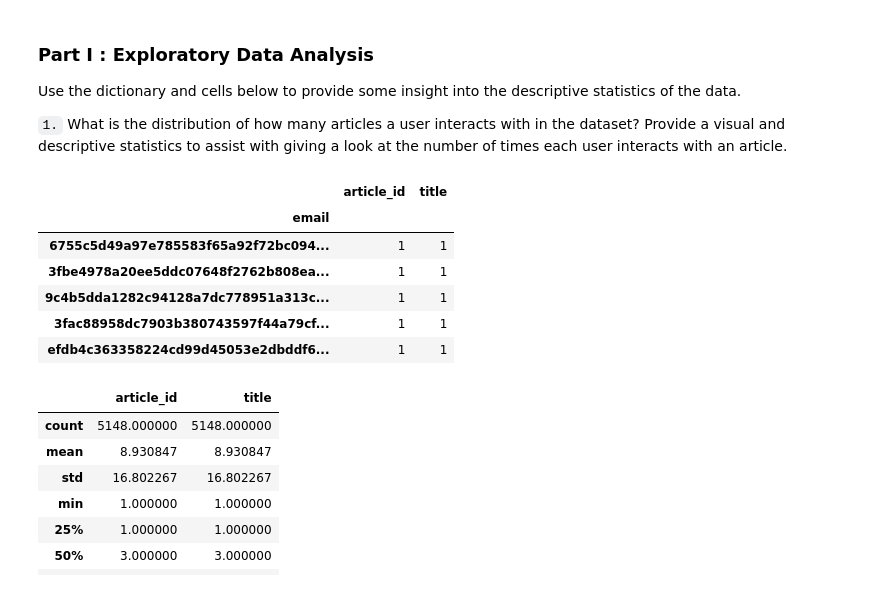
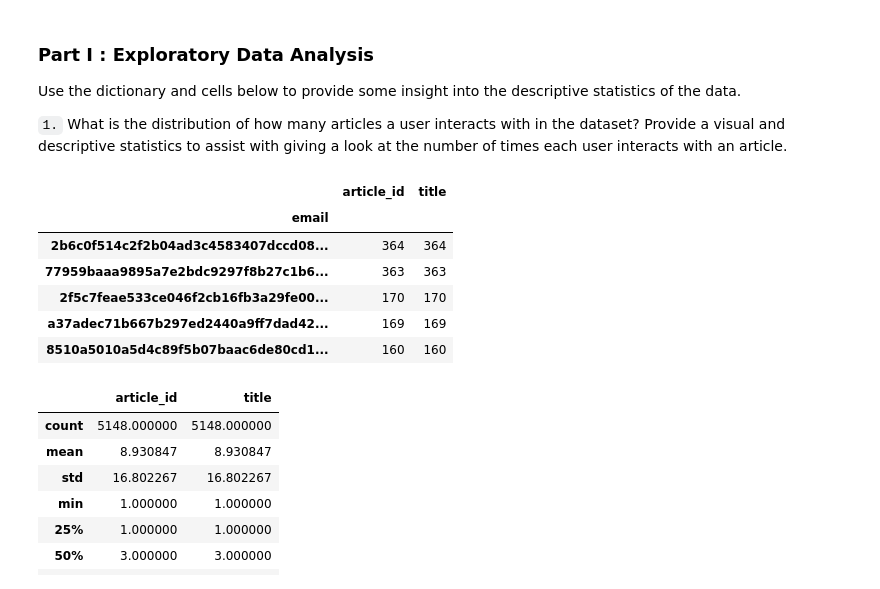
Before and after one commit to yxiang45/Recommendations_with_IBM, a Jupyter notebook: Recommendations_with_IBM.ipynb, the cells around one changed output. Cells and saved outputs as stored; diff of their text form; code cells hidden in the pictures.

```diff
--- a/Recommendations_with_IBM.ipynb
+++ b/Recommendations_with_IBM.ipynb
@@ -61,15 +61,15 @@ Use the dictionary and cells below to provide some insight into the descriptive
 # %%
 user_interact = df.groupby(['email']).count()
 # %%
-user_interact.sort_values('article_id').head()
+user_interact.sort_values('article_id', ascending=False).head()
 # %% [output]
 |  | article_id | title |
 | email |  |  |
-| 6755c5d49a97e785583f65a92f72bc094... | 1 | 1 |
-| 3fbe4978a20ee5ddc07648f2762b808ea... | 1 | 1 |
-| 9c4b5dda1282c94128a7dc778951a313c... | 1 | 1 |
-| 3fac88958dc7903b380743597f44a79cf... | 1 | 1 |
-| efdb4c363358224cd99d45053e2dbddf6... | 1 | 1 |
+| 2b6c0f514c2f2b04ad3c4583407dccd08... | 364 | 364 |
+| 77959baaa9895a7e2bdc9297f8b27c1b6... | 363 | 363 |
+| 2f5c7feae533ce046f2cb16fb3a29fe00... | 170 | 170 |
+| a37adec71b667b297ed2440a9ff7dad42... | 169 | 169 |
+| 8510a5010a5d4c89f5b07baac6de80cd1... | 160 | 160 |
 # %%
 user_interact.describe()
 # %% [output]
```
Also changed, not shown: parts of 11 cells of this notebook.
